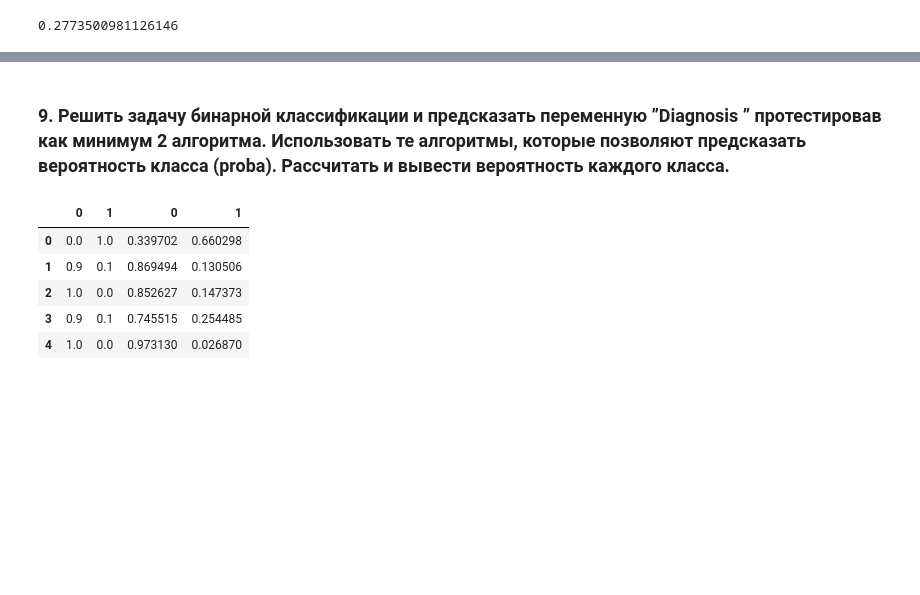
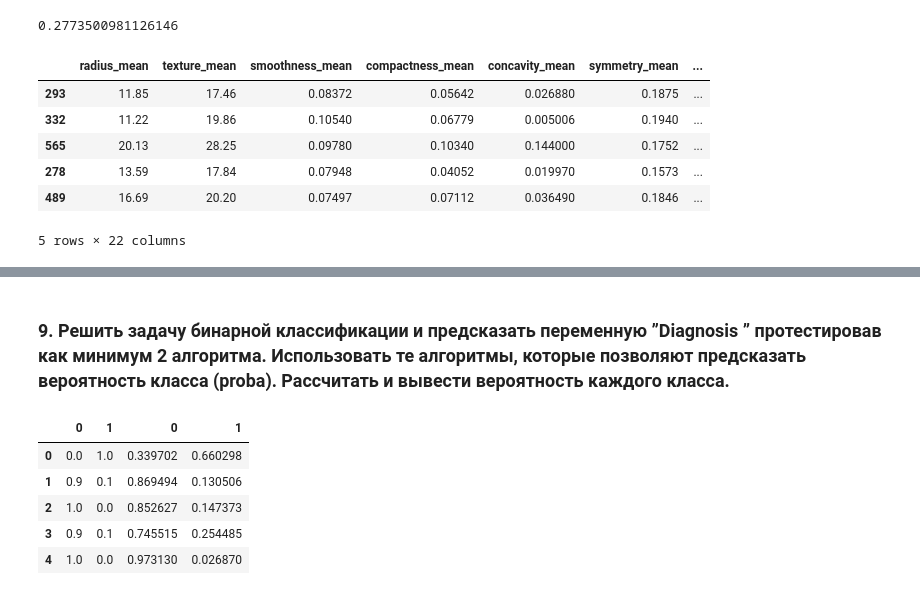
Before and after one commit to AlexeevVl/DVP-1, a Jupyter notebook: Final_DVP_work.ipynb, the cells around one changed output, grey strips where cells are left out. Cells and saved outputs as stored; diff of their text form; code cells hidden in the pictures; blank space fills up the shorter version.

```diff
--- a/Final_DVP_work.ipynb
+++ b/Final_DVP_work.ipynb
@@ -172,15 +192,24 @@ rmse
 # %%
 columns = [
     'smoothness_mean', 'symmetry_se', 'fractal_dimension_se',
        'compactness_worst', 'compactness_se', 'symmetry_mean',
        'smoothness_worst', 'texture_se', 'smoothness_se',
        'fractal_dimension_mean', 'compactness_mean', 'concavity_mean',
        'concavity_worst', 'fractal_dimension_worst', 'concave_points_worst',
-       'concave_points_se', 'symmetry_worst', 'radius_se', 'const',
+       'concave_points_se', 'symmetry_worst', 'radius_se',
        'concavity_se', 'radius_mean', 'texture_mean'
 ]
 
-train_df = pd.DataFrame(np.c_[x_train, y_train], columns=columns)
-test_df = pd.DataFrame(np.c_[x_test, y_test], columns=columns)
+train_df = pd.concat([x_train,y_train],axis=1)
+train_df.head()
+#test_df = pd.DataFrame(np.c_[x_test, y_test], columns=columns)
+# %% [output]
+|  | radius_mean | texture_mean | smoothness_mean | compactness_mean | concavity_mean | symmetry_mean | ... |
+| 293 | 11.85 | 17.46 | 0.08372 | 0.05642 | 0.026880 | 0.1875 | ... |
+| 332 | 11.22 | 19.86 | 0.10540 | 0.06779 | 0.005006 | 0.1940 | ... |
+| 565 | 20.13 | 28.25 | 0.09780 | 0.10340 | 0.144000 | 0.1752 | ... |
+| 278 | 13.59 | 17.84 | 0.07948 | 0.04052 | 0.019970 | 0.1573 | ... |
+| 489 | 16.69 | 20.20 | 0.07497 | 0.07112 | 0.036490 | 0.1846 | ... |
+5 rows × 22 columns
 # %%
 def get_formula(_cols):
```
Also changed, not shown: parts of 8 cells of this notebook.
